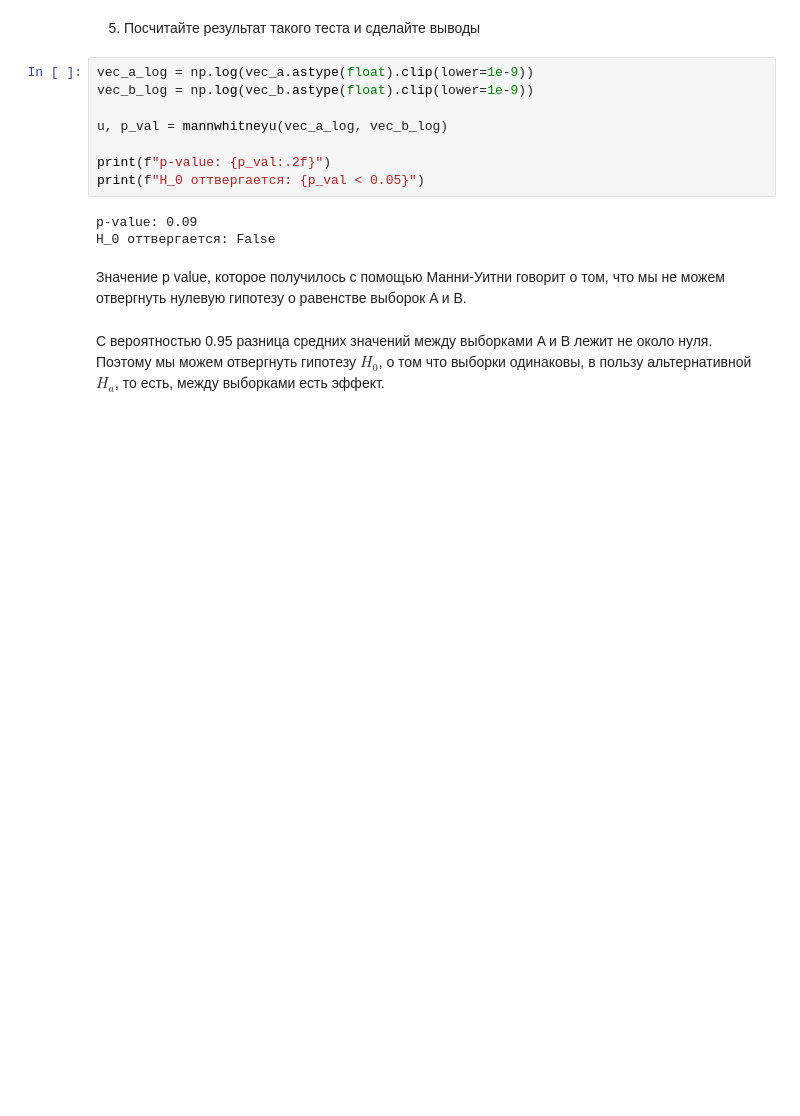
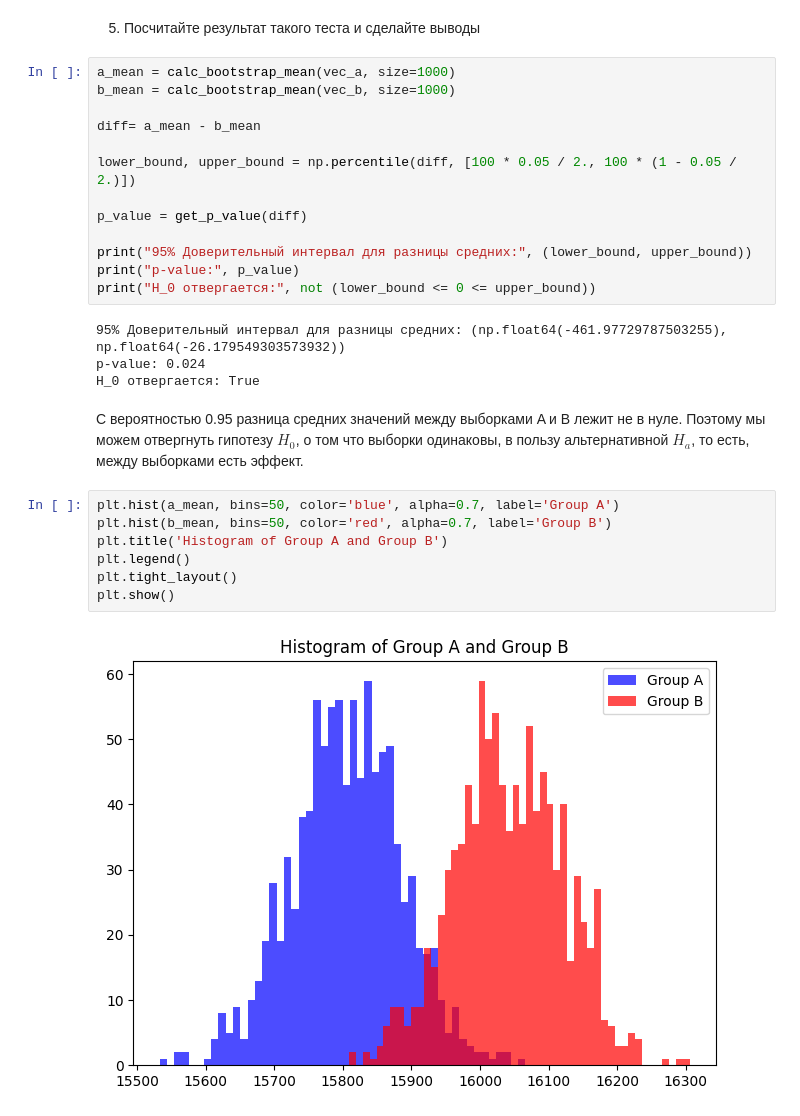
Before and after one commit to n0tmyself/AB-tests, a Jupyter notebook: DZ_1.ipynb, the cells around one changed output. Cells and saved outputs as stored; diff of their text form; blank space fills up the shorter version.

```diff
--- a/DZ_1.ipynb
+++ b/DZ_1.ipynb
@@ -707,18 +697,31 @@ vec_b = vec_b.copy()
 vec_b.loc[top10_index] = vec_b.loc[top10_index] * 1.025
 # %% [markdown]
 5) Посчитайте результат такого теста и сделайте выводы
-# %%
-vec_a_log = np.log(vec_a.astype(float).clip(lower=1e-9))
-vec_b_log = np.log(vec_b.astype(float).clip(lower=1e-9))
-
-u, p_val = mannwhitneyu(vec_a_log, vec_b_log)
-
-print(f"p-value: {p_val:.2f}")
-print(f"H_0 оттвергается: {p_val < 0.05}")
-# %% [output]
-p-value: 0.09
-H_0 оттвергается: False
-# %% [markdown]
-Значение p value, которое получилось с помощью Манни-Уитни говорит о том, что мы не можем отвергнуть нулевую гипотезу о равенстве выборок A и B.
+# %%
+a_mean = calc_bootstrap_mean(vec_a, size=1000)
+b_mean = calc_bootstrap_mean(vec_b, size=1000)
+
+diff= a_mean - b_mean
+
+lower_bound, upper_bound = np.percentile(diff, [100 * 0.05 / 2., 100 * (1 - 0.05 / 2.)])
+
+p_value = get_p_value(diff)
+
+print("95% Доверительный интервал для разницы средних:", (lower_bound, upper_bound))
+print("p-value:", p_value)
+print("H_0 отвергается:", not (lower_bound <= 0 <= upper_bound))
+# %% [output]
+95% Доверительный интервал для разницы средних: (np.float64(-461.97729787503255), np.float64(-26.179549303573932))
+p-value: 0.024
+H_0 отвергается: True
 # %% [markdown]
-С вероятностью 0.95 разница средних значений между выборками A и B лежит не около нуля. Поэтому мы можем отвергнуть гипотезу $H_0$, о том что выборки одинаковы, в пользу альтернативной $H_a$, то есть, между выборками есть эффект.
+С вероятностью 0.95 разница средних значений между выборками A и B лежит не в нуле. Поэтому мы можем отвергнуть гипотезу $H_0$, о том что выборки одинаковы, в пользу альтернативной $H_a$, то есть, между выборками есть эффект.
+# %%
+plt.hist(a_mean, bins=50, color='blue', alpha=0.7, label='Group A')
+plt.hist(b_mean, bins=50, color='red', alpha=0.7, label='Group B')
+plt.title('Histogram of Group A and Group B')
+plt.legend()
+plt.tight_layout()
+plt.show()
+# %% [output]
+[figure, added]
```
Also changed, not shown: parts of 6 cells of this notebook.
